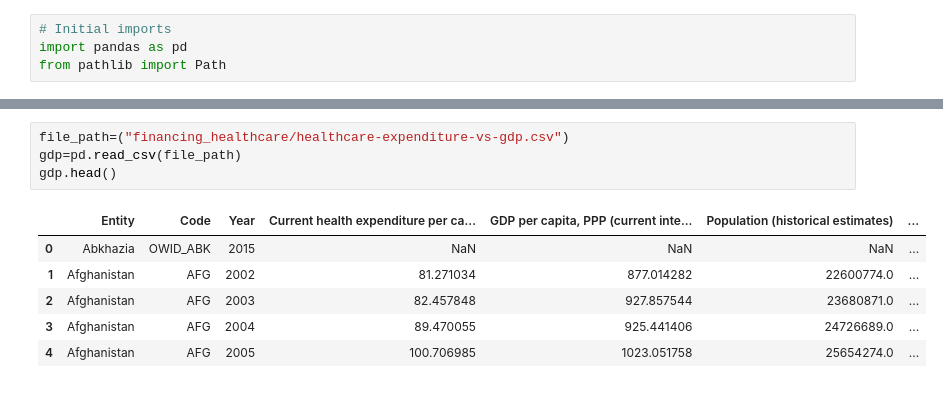
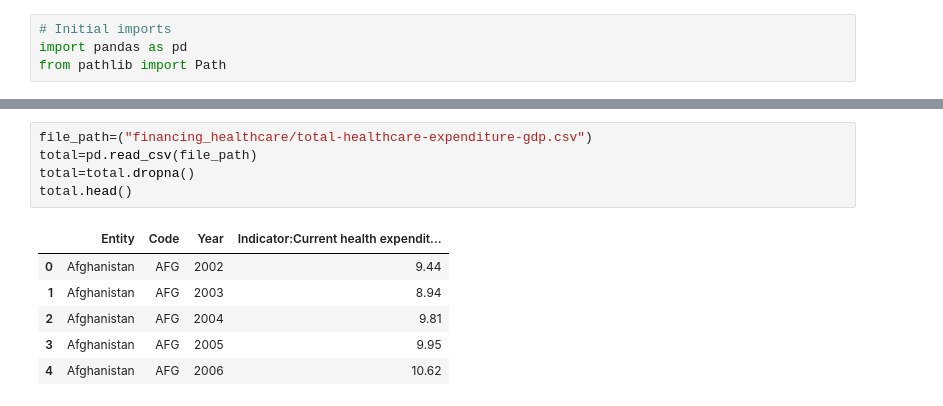
Before and after one commit to Smor-1/Health_Insurance_Cost_Prediction, a Jupyter notebook: roza_notebook.ipynb, the cells around one changed output, grey strips where cells are left out. Cells and saved outputs as stored; diff of their text form.

```diff
--- a/roza_notebook.ipynb
+++ b/roza_notebook.ipynb
@@ -27,11 +180,12 @@ child_mortality.head()
 # %%
-file_path=("financing_healthcare/healthcare-expenditure-vs-gdp.csv")
-gdp=pd.read_csv(file_path)
-gdp.head()
+file_path=("financing_healthcare/total-healthcare-expenditure-gdp.csv")
+total=pd.read_csv(file_path)
+total=total.dropna()
+total.head()
 # %% [output]
-|  | Entity | Code | Year | Current health expenditure per ca... | GDP per capita, PPP (current inte... | Population (historical estimates) | ... |
-| 0 | Abkhazia | OWID_ABK | 2015 | NaN | NaN | NaN | ... |
-| 1 | Afghanistan | AFG | 2002 | 81.271034 | 877.014282 | 22600774.0 | ... |
-| 2 | Afghanistan | AFG | 2003 | 82.457848 | 927.857544 | 23680871.0 | ... |
-| 3 | Afghanistan | AFG | 2004 | 89.470055 | 925.441406 | 24726689.0 | ... |
-| 4 | Afghanistan | AFG | 2005 | 100.706985 | 1023.051758 | 25654274.0 | ... |
+|  | Entity | Code | Year | Indicator:Current health expendit... |
+| 0 | Afghanistan | AFG | 2002 | 9.44 |
+| 1 | Afghanistan | AFG | 2003 | 8.94 |
+| 2 | Afghanistan | AFG | 2004 | 9.81 |
+| 3 | Afghanistan | AFG | 2005 | 9.95 |
+| 4 | Afghanistan | AFG | 2006 | 10.62 |
```
Also changed, not shown: parts of 16 cells of this notebook.
